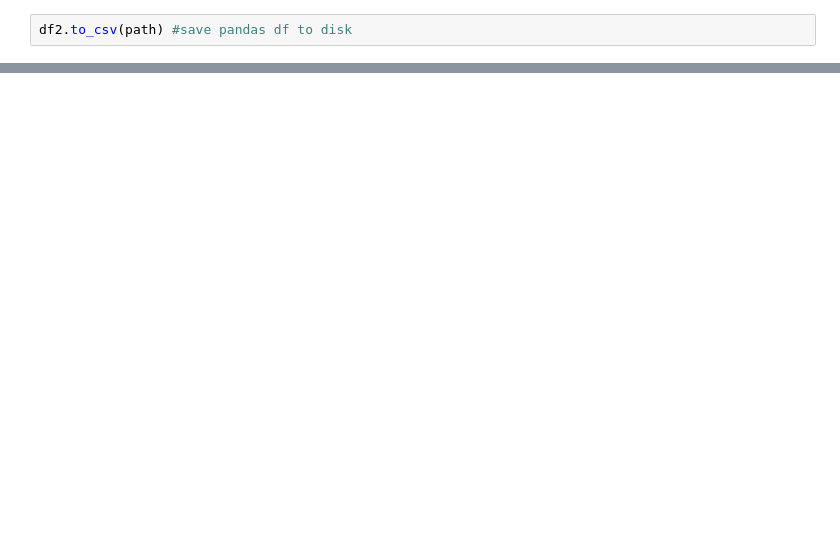
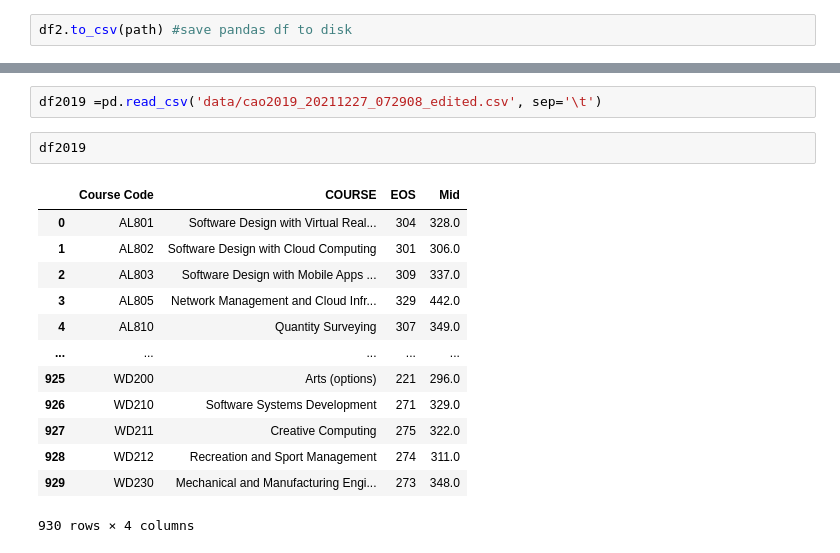
Before and after one commit to Cossie01/Fundamentals-of-Data-Analysis-Assessment, a Jupyter notebook: cao.ipynb, the cells around one changed output, grey strips where cells are left out. Drawn from its saved outputs; the diff is of its cells as text; blank space fills up the shorter version.

```diff
--- a/cao.ipynb
+++ b/cao.ipynb
@@ -199,0 +222,18 @@ df2.to_csv(path) #save pandas df to disk
+# %%
+df2019 =pd.read_csv('data/cao2019_20211227_072908_edited.csv', sep='\t')
+# %%
+df2019
+# %% [output]
+|  | Course Code | COURSE | EOS | Mid |
+| 0 | AL801 | Software Design with Virtual Real... | 304 | 328.0 |
+| 1 | AL802 | Software Design with Cloud Computing | 301 | 306.0 |
+| 2 | AL803 | Software Design with Mobile Apps ... | 309 | 337.0 |
+| 3 | AL805 | Network Management and Cloud Infr... | 329 | 442.0 |
+| 4 | AL810 | Quantity Surveying | 307 | 349.0 |
+| ... | ... | ... | ... | ... |
+| 925 | WD200 | Arts (options) | 221 | 296.0 |
+| 926 | WD210 | Software Systems Development | 271 | 329.0 |
+| 927 | WD211 | Creative Computing | 275 | 322.0 |
+| 928 | WD212 | Recreation and Sport Management | 274 | 311.0 |
+| 929 | WD230 | Mechanical and Manufacturing Engi... | 273 | 348.0 |
+930 rows × 4 columns
```
Also changed, not shown: parts of 8 cells of this notebook, 16 other files.
